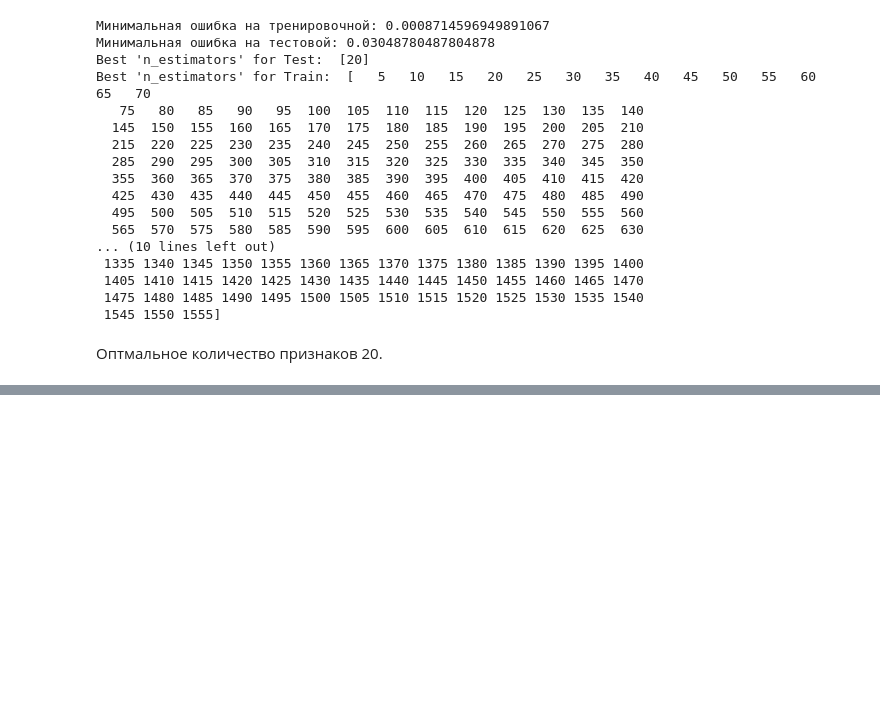
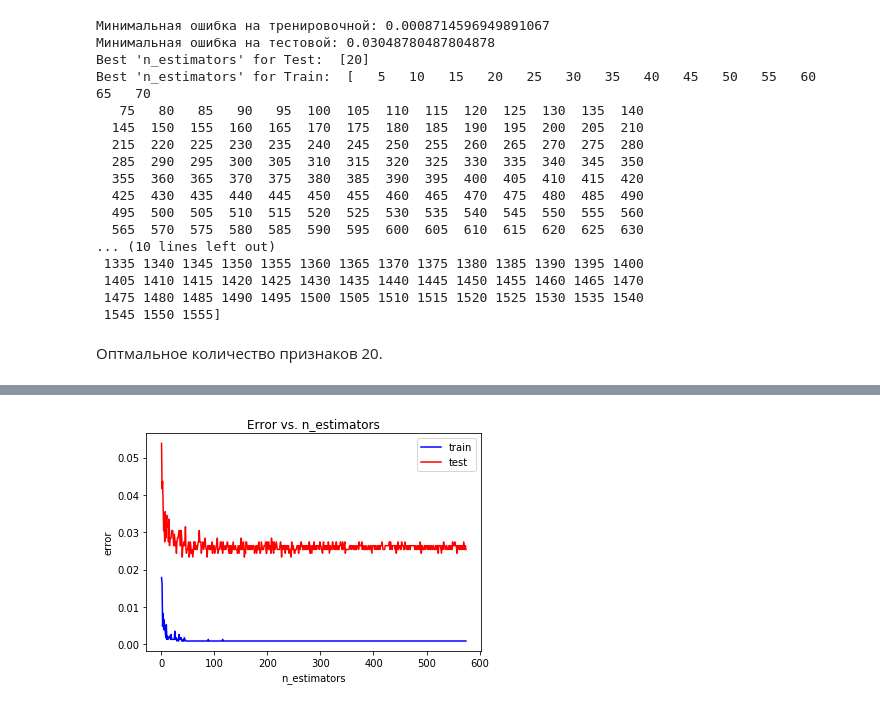
Before and after one commit to Katerina100/MachineLearn, a Jupyter notebook: lab1/DataMining 1.ipynb, the cells around one changed output, grey strips where cells are left out. Saved outputs shown, nothing was run; the diff lists cells and outputs as text; code cells hidden in the pictures; blank space fills up the shorter version.

```diff
--- a/lab1/DataMining 1.ipynb
+++ b/lab1/DataMining 1.ipynb
@@ -837,11 +860,17 @@ pass
 [figure]
 # %%
 print("Минимальная ошибка на тренировочной:", np.min(train_err))
+print("Минимальная ошибка на тестовой:", np.min(test_err))
+print("Минимальная ошибка OOB:", np.min(oob_err))
+r = range_[print("Минимальная ошибка на тренировочной:", np.min(train_err))
 print("Минимальная ошибка на тестовой:", np.min(test_err))
 print("Минимальная ошибка OOB:", np.min(oob_err))
 r = range_[test_err == np.min(test_err)]
 print("Best 'n_estimators' for Test: ", r)
 r = range_[train_err == np.min(train_err)]
+print("Best 'n_estimators' for Train: ", r)test_err == np.min(test_err)]
+print("Best 'n_estimators' for Test: ", r)
+r = range_[train_err == np.min(train_err)]
 print("Best 'n_estimators' for Train: ", r)
 # %% [output]
 Минимальная ошибка на тренировочной: 0.0008714596949891067
@@ -1036,0 +1071,6 @@ Best 'n_estimators' for Train:  [   5   10   15   20   25   30   35   40   45
+# %%
+from sklearn.model_selection import train_test_split
+X_train, X_test, y_train, y_test = train_test_split(X, y, test_size = 0.3, random_state = 42)
+# %%
+range_ = np.arange(1,X_train.shape[1],1)
+range_
@@ -1036,0 +1095,11 @@ Best 'n_estimators' for Train:  [   5   10   15   20   25   30   35   40   45
+# %%
+test_err = []
+train_err = []
+for r in tqdm_notebook(range_):
+    mlp_model = ensemble.ExtraTreesClassifier(n_estimators = r, n_jobs=-1, bootstrap=True)
+    mlp_model.fit(X_train, y_train)
+
+    y_train_pred = mlp_model.predict(X_train)
+    y_test_pred = mlp_model.predict(X_test)
+    train_err.append(np.mean(y_train != y_train_pred))
+    test_err.append(np.mean(y_test != y_test_pred))
@@ -1036,0 +1108,10 @@ Best 'n_estimators' for Train:  [   5   10   15   20   25   30   35   40   45
+# %%
+plt.plot(range_, train_err, 'b', label = 'train')
+plt.plot(range_, test_err, 'r', label = 'test')
+plt.title('Error vs. n_estimators')
+plt.xlabel('n_estimators')
+plt.ylabel('error')
+plt.legend()
+pass
+# %% [output]
+[figure, added]
```
Also changed, not shown: parts of 13 cells of this notebook.
